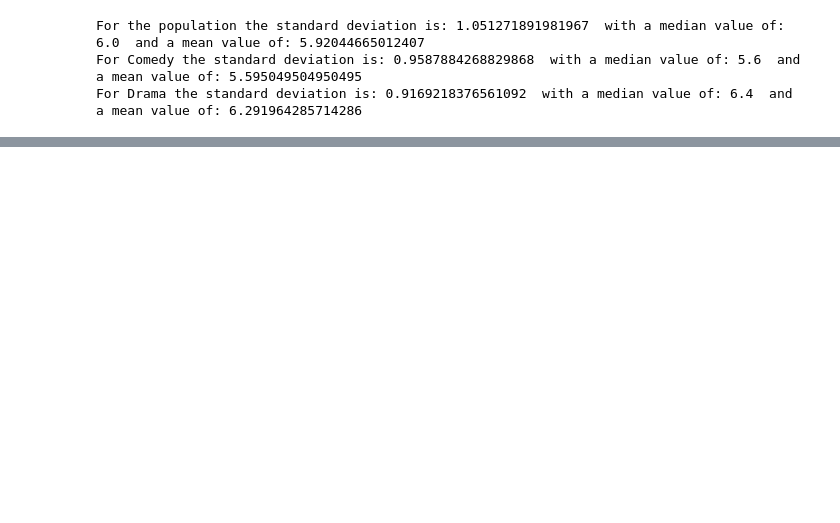
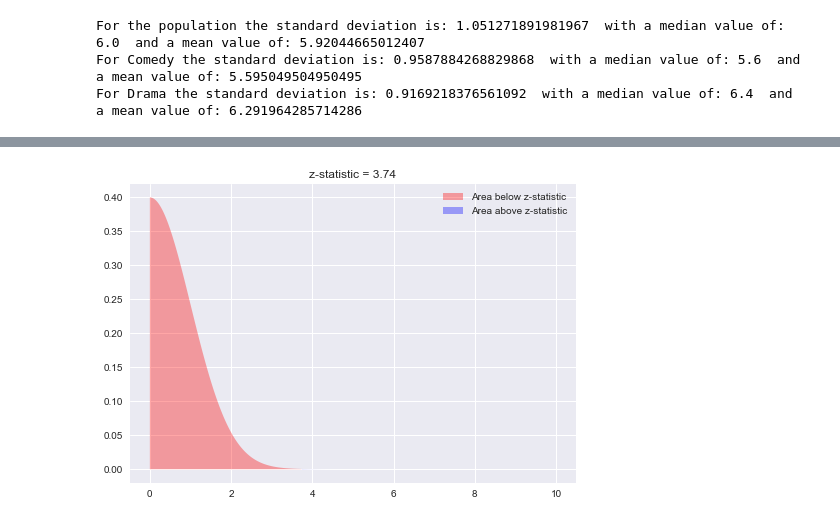
Before and after one commit to Greg-S-12/movies_project3, a Jupyter notebook: Greg_notebook.ipynb, the cells around one changed output, grey strips where cells are left out. Drawn from its saved outputs; the diff is of its cells as text; code cells hidden in the pictures; blank space fills up the shorter version.

```diff
--- a/Greg_notebook.ipynb
+++ b/Greg_notebook.ipynb
@@ -139,0 +156,18 @@ n=
+# %%
+plt.style.use('seaborn')
+plt.fill_between(x=np.arange(0,3.74,0.01),
+                 y1= stats.norm.pdf(np.arange(0,3.74,0.01)) ,
+                 facecolor='red',
+                 alpha=0.35,
+                 label= 'Area below z-statistic'
+                 )
+
+plt.fill_between(x=np.arange(3.74,10,0.01),
+                 y1= stats.norm.pdf(np.arange(3.74,10,0.01)) ,
+                 facecolor='blue',
+                 alpha=0.35,
+                 label= 'Area above z-statistic')
+plt.legend()
+plt.title ('z-statistic = 3.74');
+# %% [output]
+[figure, added]
```
Also changed, not shown: parts of 6 cells of this notebook.
